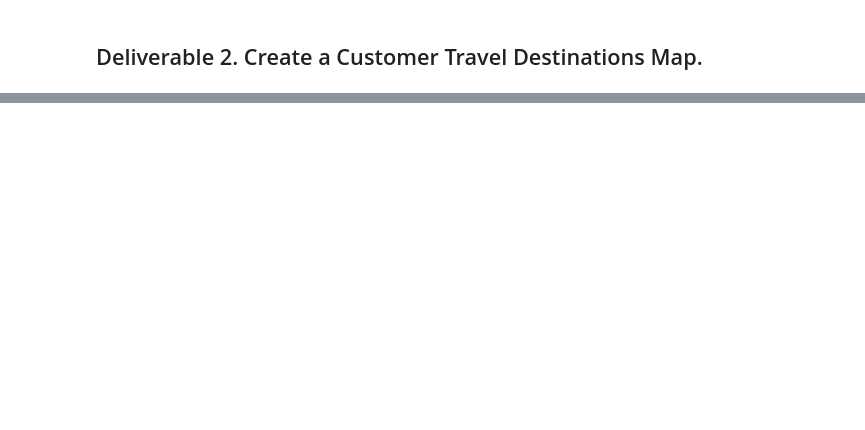
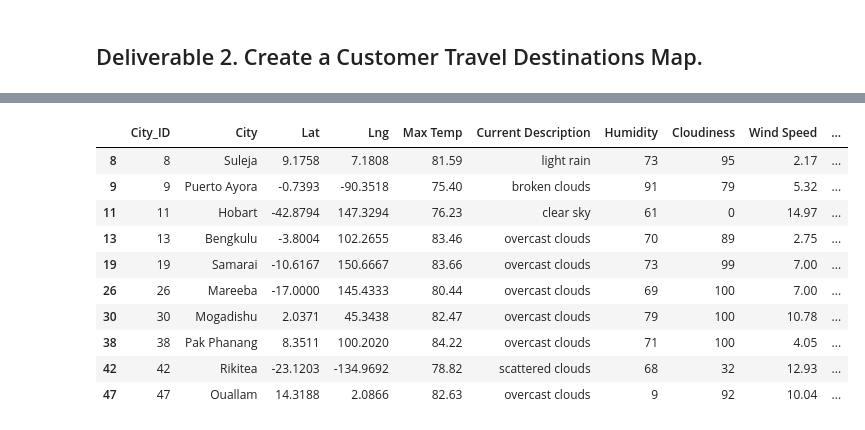
Before and after one commit to KathleenYager/World_Weather_Analysis, a Jupyter notebook: vacation_search/Vacation_Search.ipynb, the cells around one changed output, grey strips where cells are left out. Saved outputs shown, nothing was run; the diff lists cells and outputs as text; code cells hidden in the pictures; blank space fills up the shorter version.

```diff
--- a/vacation_search/Vacation_Search.ipynb
+++ b/vacation_search/Vacation_Search.ipynb
@@ -16,5 +15,4 @@ ModuleNotFoundError: No module named 'config'
 # %%
-# 1. Import the WeatherPy_database.csv file.
-city_data_df = pd.read_csv("weather_database/WeatherPY_Database.csv")
+city_data_df = pd.read_csv(Path("../weather_database/WeatherPY_Database.csv"))
 city_data_df.head()
 # %% [output]
@@ -22,6 +25,23 @@ FileNotFoundError: [Errno 2] No such file or directory: 'weather_database/Weathe
 # %%
 # 2. Prompt the user to enter minimum and maximum temperature criteria
+min_temp = float(input("What is the minimum temperature you would like for your trip? "))
+max_temp = float(input("What is the maximum temperature you would like for your trip? "))
 # %%
 # 3. Filter the city_data_df DataFrame using the input statements to create a new DataFrame using the loc method.
+preferred_cities_df = city_data_df.loc[(city_data_df["Max Temp"] <= max_temp) & \
+                                       (city_data_df["Max Temp"] >= min_temp)]
+preferred_cities_df.head(10)
+# %% [output]
+|  | City_ID | City | Lat | Lng | Max Temp | Current Description | Humidity | Cloudiness | Wind Speed | ... |
+| 8 | 8 | Suleja | 9.1758 | 7.1808 | 81.59 | light rain | 73 | 95 | 2.17 | ... |
+| 9 | 9 | Puerto Ayora | -0.7393 | -90.3518 | 75.40 | broken clouds | 91 | 79 | 5.32 | ... |
+| 11 | 11 | Hobart | -42.8794 | 147.3294 | 76.23 | clear sky | 61 | 0 | 14.97 | ... |
+| 13 | 13 | Bengkulu | -3.8004 | 102.2655 | 83.46 | overcast clouds | 70 | 89 | 2.75 | ... |
+| 19 | 19 | Samarai | -10.6167 | 150.6667 | 83.66 | overcast clouds | 73 | 99 | 7.00 | ... |
+| 26 | 26 | Mareeba | -17.0000 | 145.4333 | 80.44 | overcast clouds | 69 | 100 | 7.00 | ... |
+| 30 | 30 | Mogadishu | 2.0371 | 45.3438 | 82.47 | overcast clouds | 79 | 100 | 10.78 | ... |
+| 38 | 38 | Pak Phanang | 8.3511 | 100.2020 | 84.22 | overcast clouds | 71 | 100 | 4.05 | ... |
+| 42 | 42 | Rikitea | -23.1203 | -134.9692 | 78.82 | scattered clouds | 68 | 32 | 12.93 | ... |
+| 47 | 47 | Ouallam | 14.3188 | 2.0866 | 82.63 | overcast clouds | 9 | 92 | 10.04 | ... |
 # %%
 # 4a. Determine if there are any empty rows.
```
Also changed, not shown: parts of 14 cells of this notebook, 1 other file.
